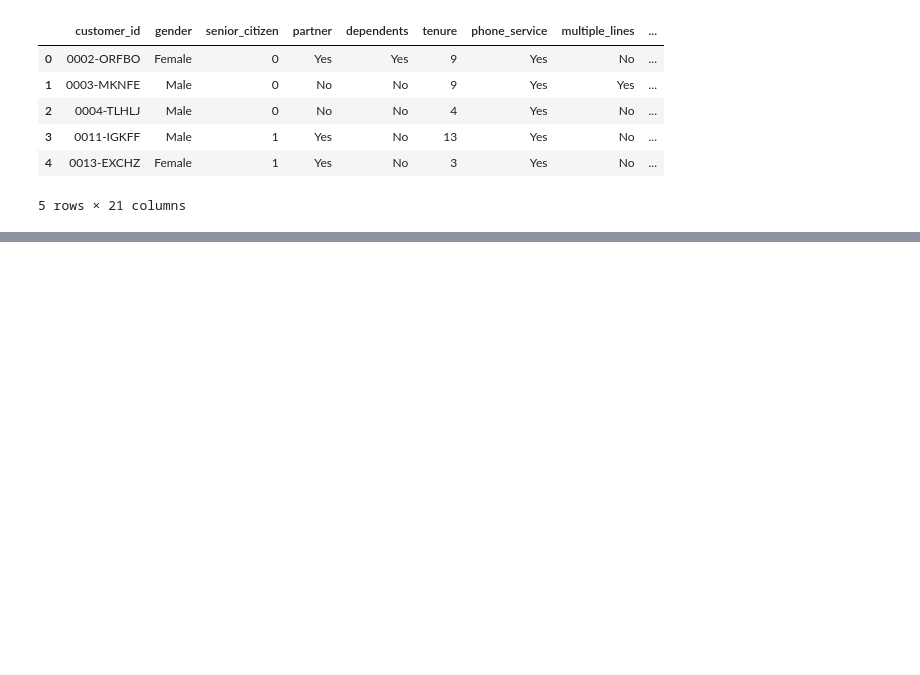
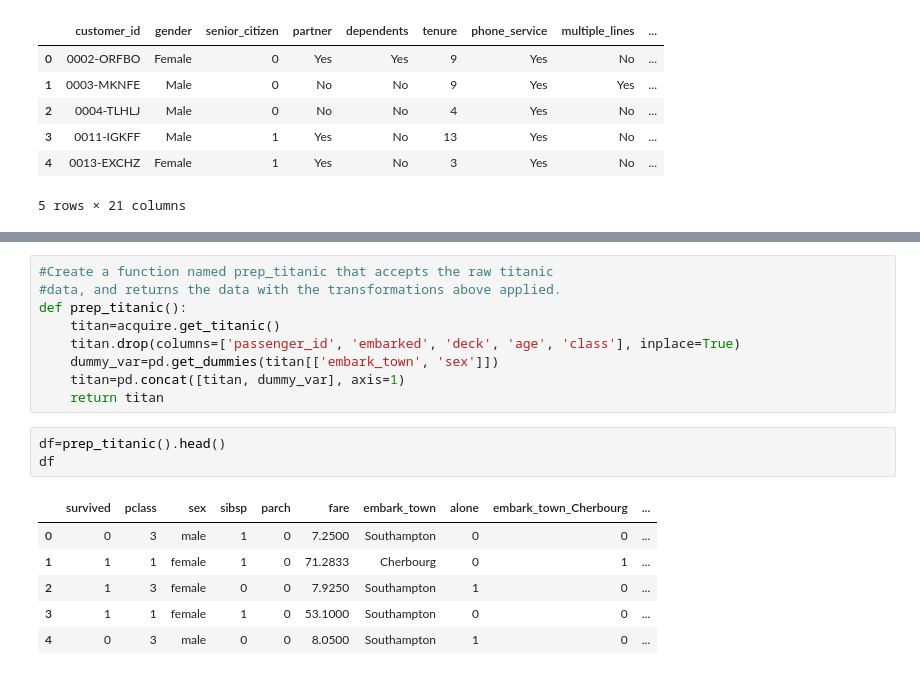
Before and after one commit to Andy-Jensen/classification-exercises, a Jupyter notebook: classification_exercises.ipynb, the cells around one changed output, grey strips where cells are left out. Drawn from its saved outputs; the diff is of its cells as text; blank space fills up the shorter version.

```diff
--- a/classification_exercises.ipynb
+++ b/classification_exercises.ipynb
@@ -314,0 +438,19 @@ get_telco_data('telco_churn.csv').head()
+# %%
+#Create a function named prep_titanic that accepts the raw titanic
+#data, and returns the data with the transformations above applied.
+def prep_titanic():
+    titan=acquire.get_titanic()
+    titan.drop(columns=['passenger_id', 'embarked', 'deck', 'age', 'class'], inplace=True)
+    dummy_var=pd.get_dummies(titan[['embark_town', 'sex']])
+    titan=pd.concat([titan, dummy_var], axis=1)
+    return titan
+# %%
+df=prep_titanic().head()
+df
+# %% [output]
+|  | survived | pclass | sex | sibsp | parch | fare | embark_town | alone | embark_town_Cherbourg | ... |
+| 0 | 0 | 3 | male | 1 | 0 | 7.2500 | Southampton | 0 | 0 | ... |
+| 1 | 1 | 1 | female | 1 | 0 | 71.2833 | Cherbourg | 0 | 1 | ... |
+| 2 | 1 | 3 | female | 0 | 0 | 7.9250 | Southampton | 1 | 0 | ... |
+| 3 | 1 | 1 | female | 1 | 0 | 53.1000 | Southampton | 0 | 0 | ... |
+| 4 | 0 | 3 | male | 0 | 0 | 8.0500 | Southampton | 1 | 0 | ... |
```
Also changed, not shown: parts of 13 cells of this notebook, 1 other file.
